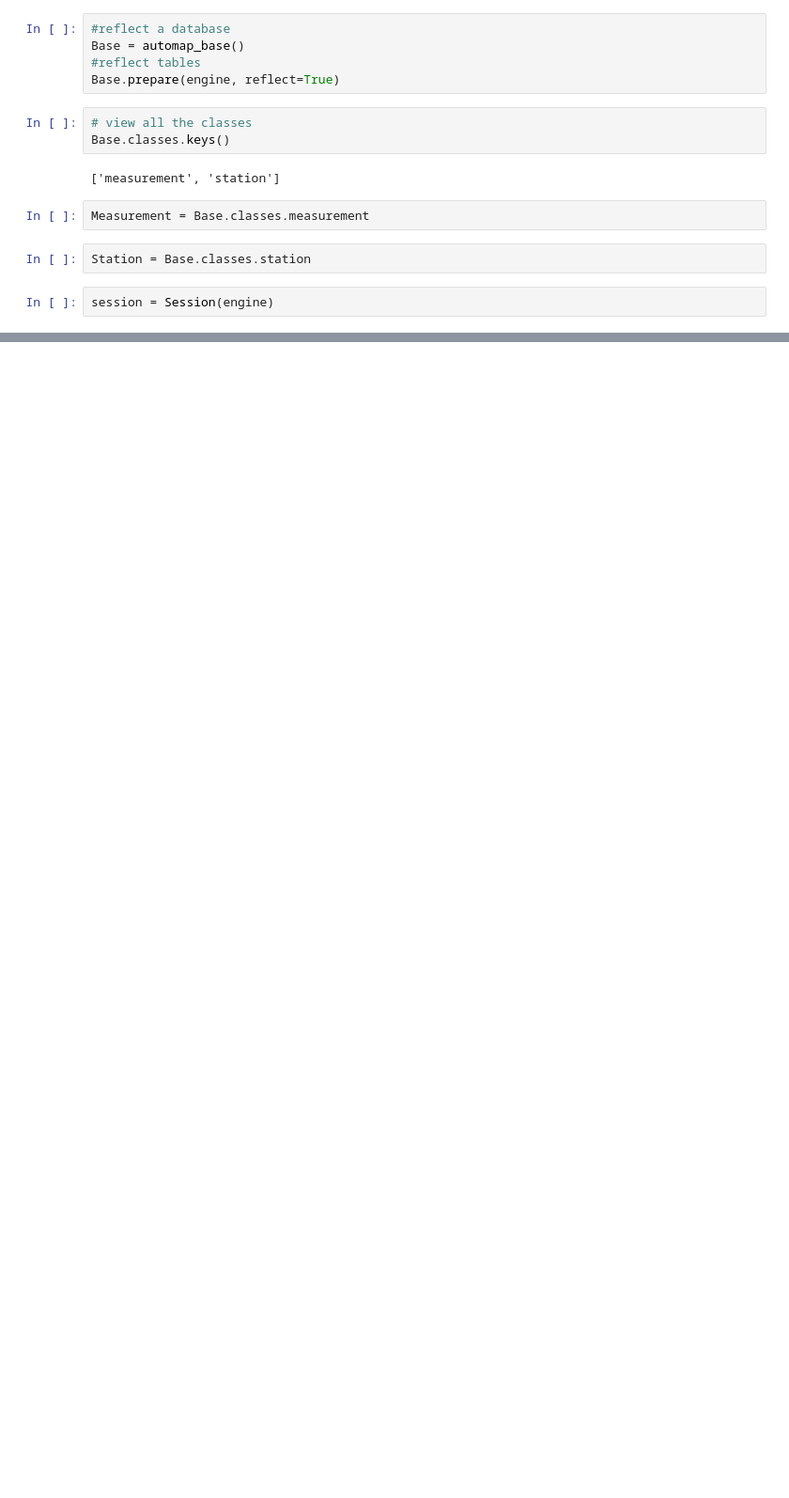
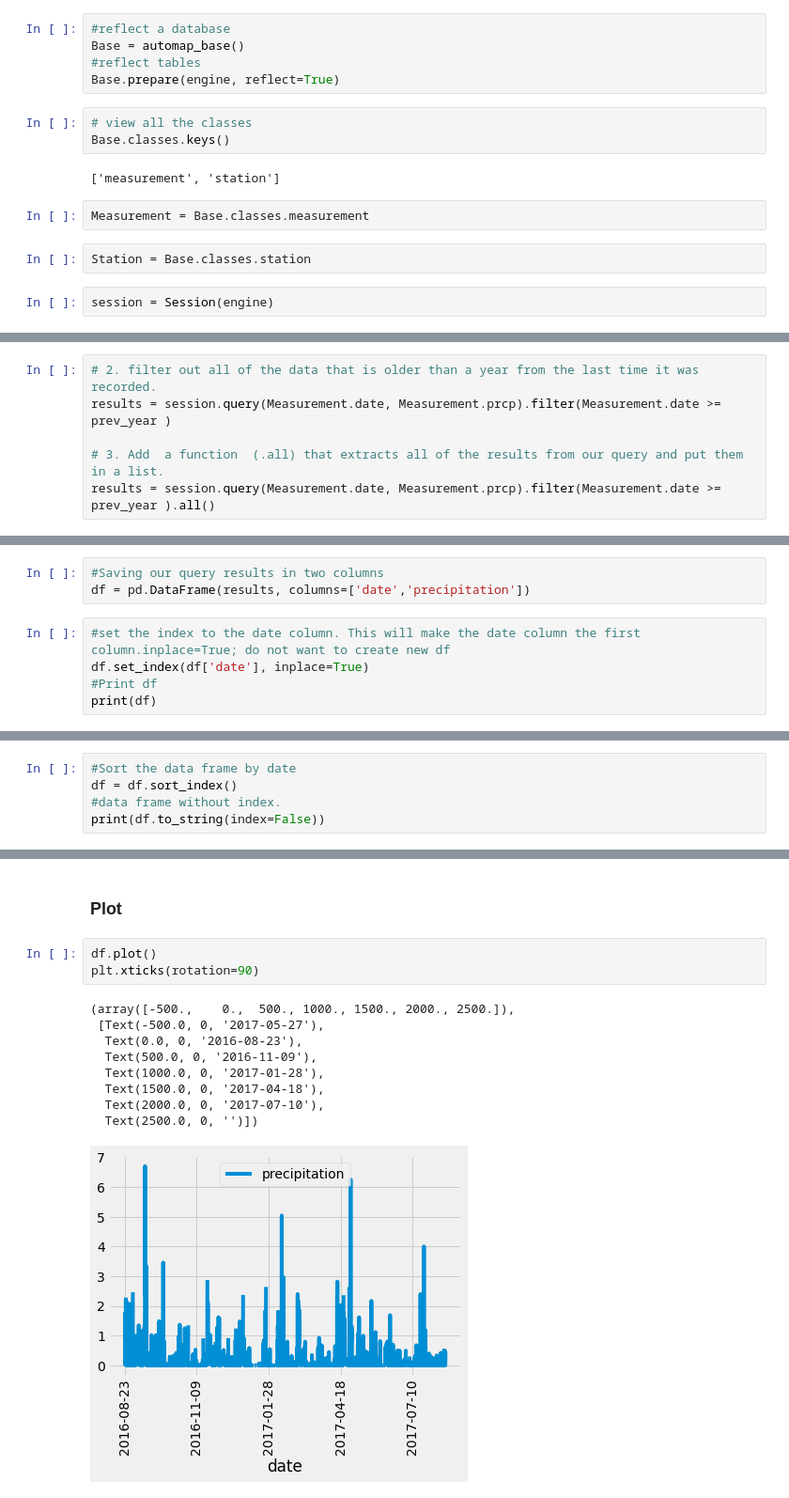
Before and after one commit to Quixck23/surfs_up, a Jupyter notebook: climate_analysis.ipynb, the cells around one changed output, grey strips where cells are left out. Shown: that part at 94% size. Cells and saved outputs as stored; diff of their text form; blank space fills up the shorter version.

```diff
--- a/climate_analysis.ipynb
+++ b/climate_analysis.ipynb
@@ -31,0 +46,6 @@ session = Session(engine)
+# %%
+# 2. filter out all of the data that is older than a year from the last time it was recorded.
+results = session.query(Measurement.date, Measurement.prcp).filter(Measurement.date >= prev_year )
+
+# 3. Add  a function  (.all) that extracts all of the results from our query and put them in a list.
+results = session.query(Measurement.date, Measurement.prcp).filter(Measurement.date >= prev_year ).all()
@@ -31,0 +58,8 @@ session = Session(engine)
+# %%
+#Saving our query results in two columns
+df = pd.DataFrame(results, columns=['date','precipitation'])
+# %%
+#set the index to the date column. This will make the date column the first column.inplace=True; do not want to create new df
+df.set_index(df['date'], inplace=True)
+#Print df
+print(df)
@@ -31,0 +82,5 @@ session = Session(engine)
+# %%
+#Sort the data frame by date
+df = df.sort_index()
+#data frame without index.
+print(df.to_string(index=False))
@@ -31,0 +105,15 @@ session = Session(engine)
+# %% [markdown]
+### Plot
+# %%
+df.plot()
+plt.xticks(rotation=90)
+# %% [output]
+(array([-500.,    0.,  500., 1000., 1500., 2000., 2500.]),
+ [Text(-500.0, 0, '2017-05-27'),
+  Text(0.0, 0, '2016-08-23'),
+  Text(500.0, 0, '2016-11-09'),
+  Text(1000.0, 0, '2017-01-28'),
+  Text(1500.0, 0, '2017-04-18'),
+  Text(2000.0, 0, '2017-07-10'),
+  Text(2500.0, 0, '')])
+[figure, added]
```
Also changed, not shown: parts of 8 cells of this notebook.
